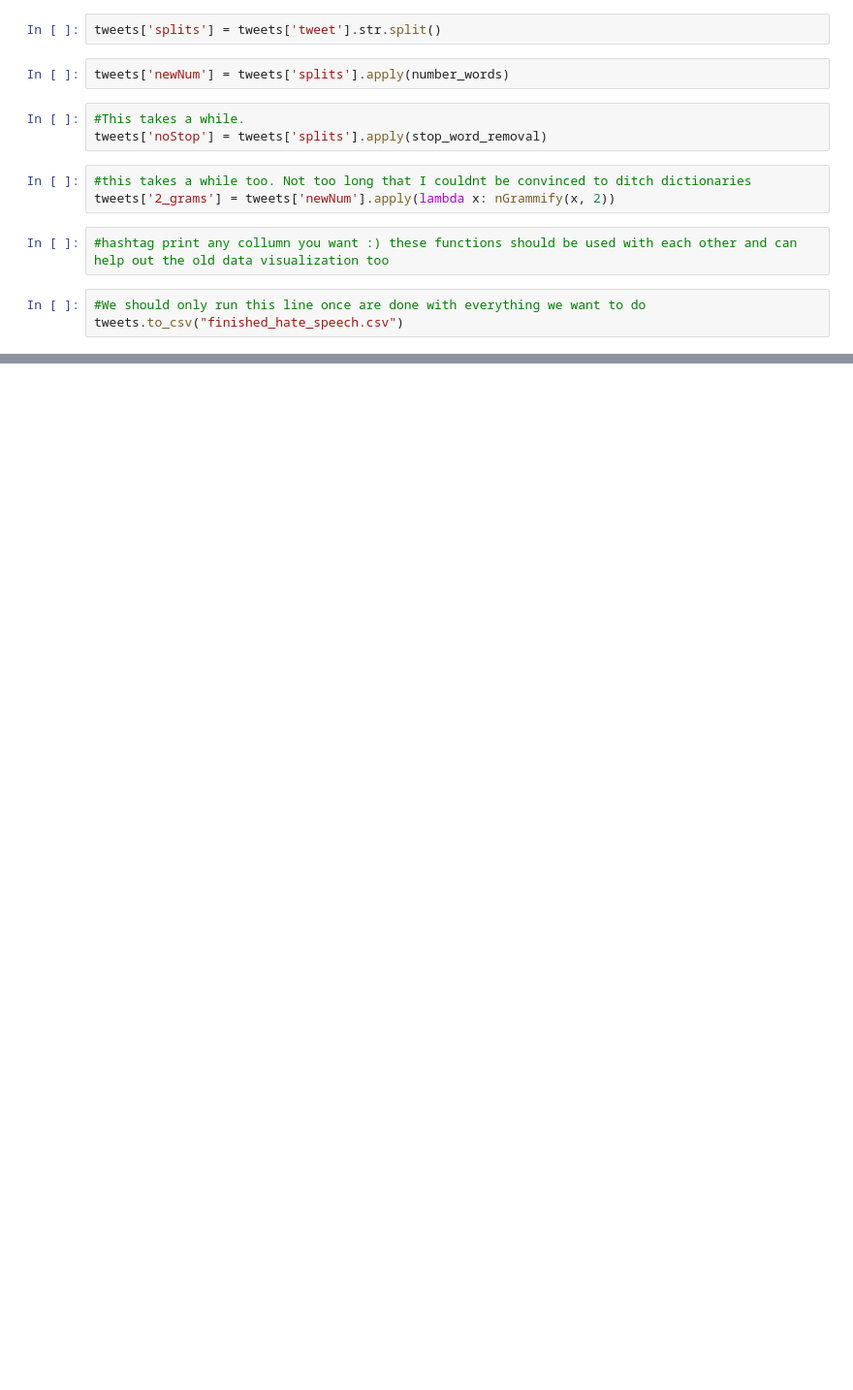
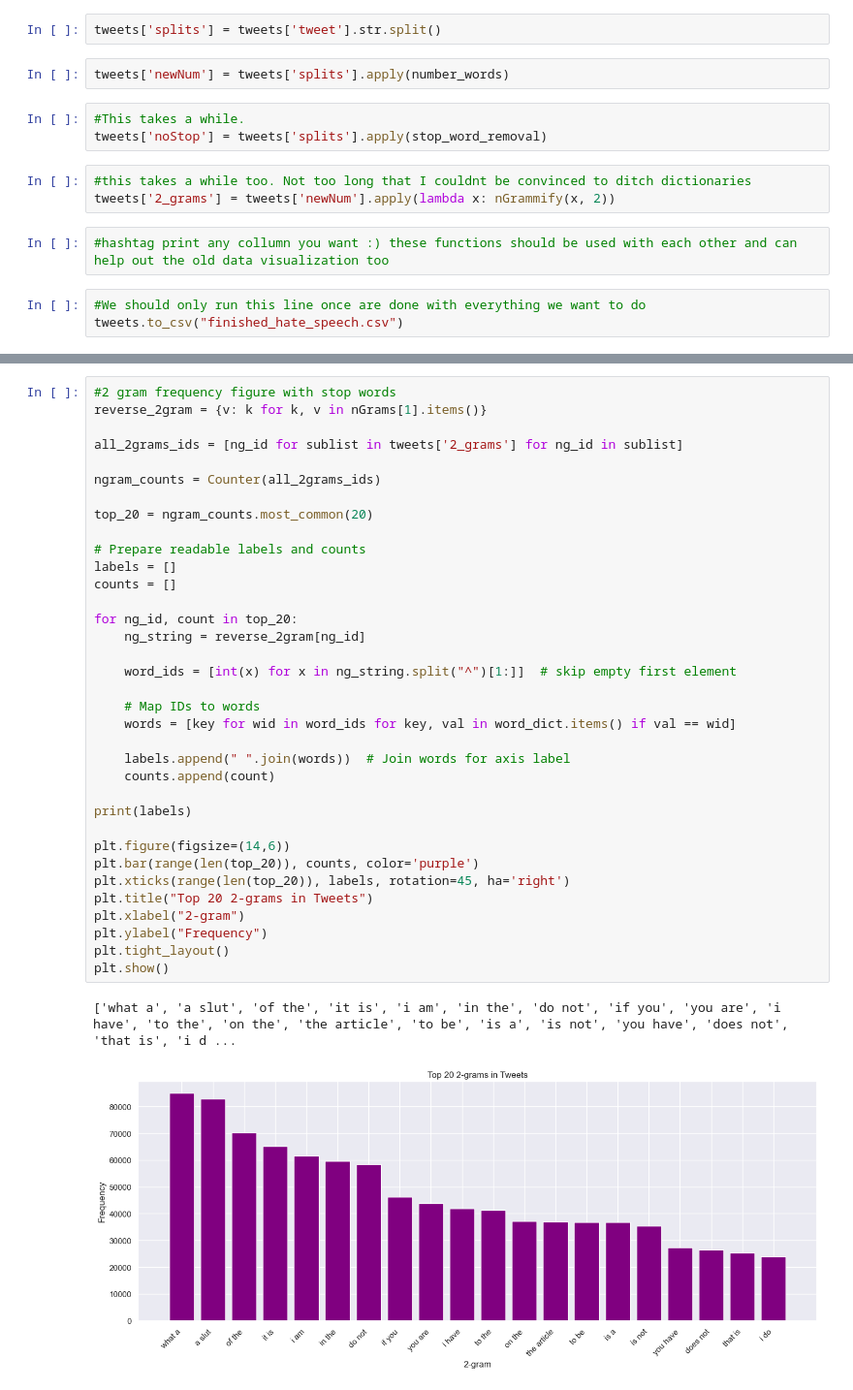
Before and after one commit to jhutch-808/HateSpeechDetection, a Jupyter notebook: tokenize_text.ipynb, the cells around one changed output, grey strips where cells are left out. Shown at 97% size. Saved outputs shown, nothing was run; the diff lists cells and outputs as text; blank space fills up the shorter version.

```diff
--- a/tokenize_text.ipynb
+++ b/tokenize_text.ipynb
@@ -147,0 +225,38 @@ tweets.to_csv("finished_hate_speech.csv")
+# %%
+#2 gram frequency figure with stop words
+reverse_2gram = {v: k for k, v in nGrams[1].items()}
+
+all_2grams_ids = [ng_id for sublist in tweets['2_grams'] for ng_id in sublist]
+
+ngram_counts = Counter(all_2grams_ids)
+
+top_20 = ngram_counts.most_common(20)
+
+# Prepare readable labels and counts
+labels = []
+counts = []
+
+for ng_id, count in top_20:
+    ng_string = reverse_2gram[ng_id]
+
+    word_ids = [int(x) for x in ng_string.split("^")[1:]]  # skip empty first element
+
+    # Map IDs to words
+    words = [key for wid in word_ids for key, val in word_dict.items() if val == wid]
+
+    labels.append(" ".join(words))  # Join words for axis label
+    counts.append(count)
+
+print(labels)
+
+plt.figure(figsize=(14,6))
+plt.bar(range(len(top_20)), counts, color='purple')
+plt.xticks(range(len(top_20)), labels, rotation=45, ha='right')
+plt.title("Top 20 2-grams in Tweets")
+plt.xlabel("2-gram")
+plt.ylabel("Frequency")
+plt.tight_layout()
+plt.show()
+# %% [output]
+['what a', 'a slut', 'of the', 'it is', 'i am', 'in the', 'do not', 'if you', 'you are', 'i have', 'to the', 'on the', 'the article', 'to be', 'is a', 'is not', 'you have', 'does not', 'that is', 'i d ...
+[figure, added]
```
Also changed, not shown: parts of 7 cells of this notebook.
